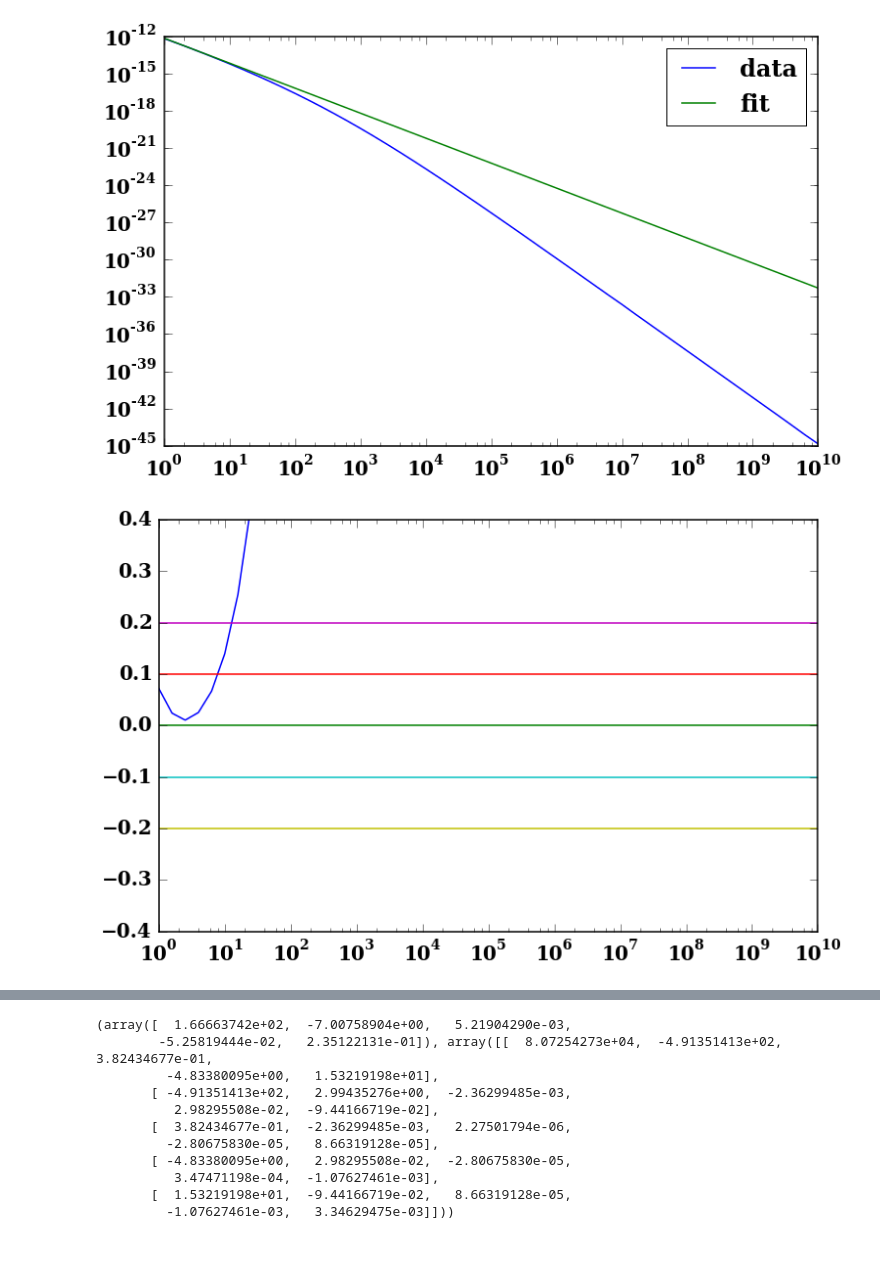
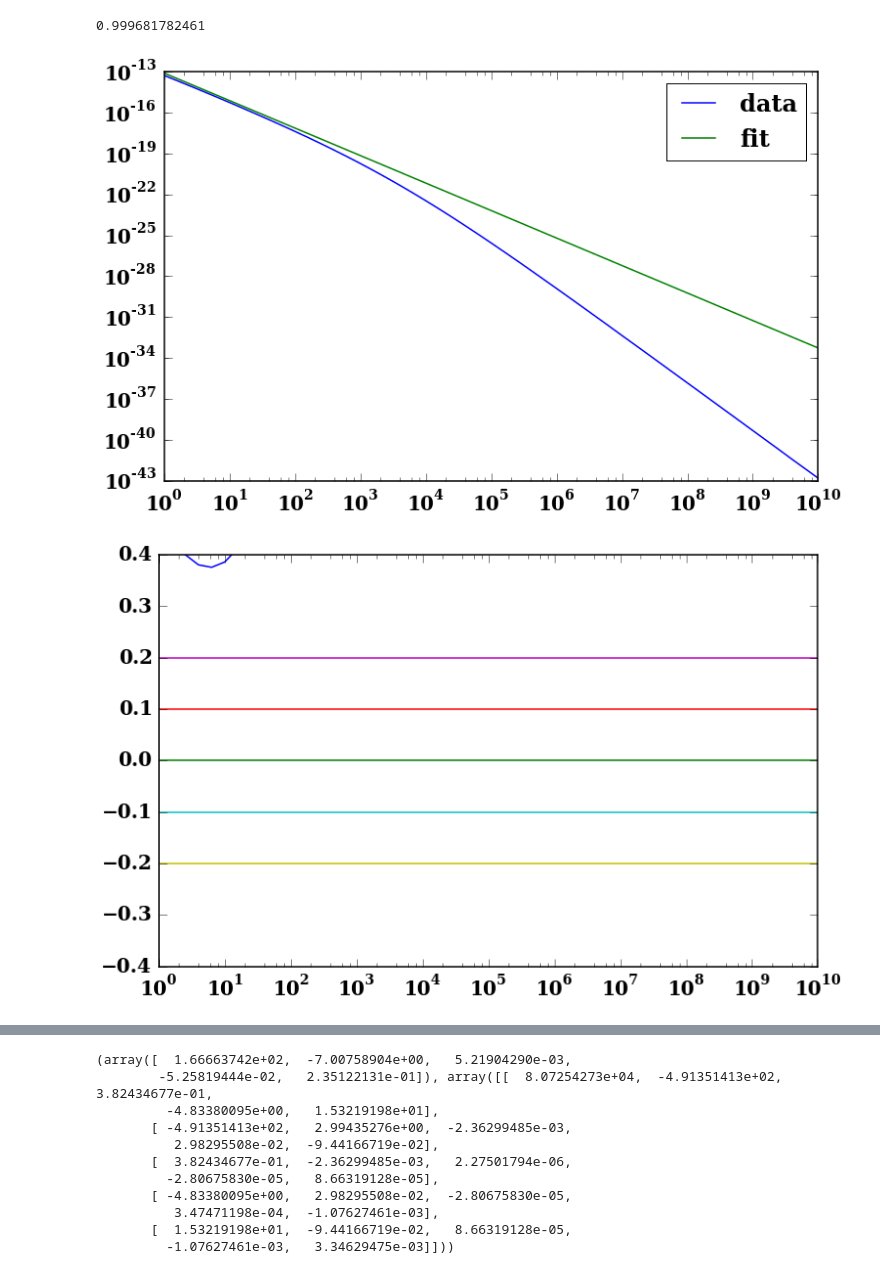
Before and after one commit to ZhaoweiZ/kappa_summer, a Jupyter notebook: anu_fitting_formula_V_mode_2.ipynb, the cells around one changed output, grey strips where cells are left out. Drawn from its saved outputs; the diff is of its cells as text; code cells hidden in the pictures.

```diff
--- a/anu_fitting_formula_V_mode_2.ipynb
+++ b/anu_fitting_formula_V_mode_2.ipynb
@@ -49,7 +49,7 @@ pl.rcParams['ytick.direction']  = 'in'
 #c = 1.
 theta_e = 10.
 #w without specific declear should of value 10
-w = 3.
+w = 6.
 #theta_e_1 = 10.
 #nu_c = 1
 #B = 10.
@@ -70,10 +70,10 @@ T_e = m * c**2 * theta_e / k
 #variables to be set (frequency, observer angle, width of delta function, electron number density,
 # sum index n)
 
-kappa = 3.5
-theta = 12.*np.pi/36.
+kappa = 4.
+theta = 14.*np.pi/36.
 epsilon = 0.01
-n_e = 1.
+n_e = 2.
 nu_c = e * B / (2. * np.pi * m * c)
 nu = 100 * nu_c
 nu_s = (2./9.) * nu_c * theta_e**2 * np.sin(theta)
@@ -218,6 +340,6 @@ def anu_high(nuratio):
 # %%
-x_8 = data_kappa_V_anu_3_5_B_30_T_3_theta_60[:,0]
-y_8 = -data_kappa_V_anu_3_5_B_30_T_3_theta_60[:,1]
+x_8 = data_kappa_V_anu_3_B_30_T_10_theta_60[:,0]
+y_8 = -data_kappa_V_anu_3_B_30_T_10_theta_60[:,1]
 
 AA = 1.5e-20
 
@@ -227,37 +349,47 @@ B_DEPEN = 1.
 
 W_DEPEN_LO = 1.03974548e+01 * w**(-1.02658415e+00) + (-9.04235612e-05) * w + 1.98726416e-02
 
-THETA_DEPEN_LO = 1.
+#W_DEPEN_LO = 1.
+
+
+THETA_DEPEN_LO = 0.84609004 * np.sin(theta)**(-1.03651801) + 0.01702477 * np.sin(theta) + 0.0028119
+
+#THETA_DEPEN_LO = 1
+
+
+
+print THETA_DEPEN_LO
 
 def anu_low_8(nuratio):
 
     nu = nuratio * nu_c
 
     X = nu/nu_k
 
     f = THETA_DEPEN_LO * W_DEPEN_LO * B_DEPEN * AA * anu_low(nuratio) * X**BB
     return f
 
 pl.loglog(x_8, y_8, label = 'data')
 pl.loglog(x_8, anu_low_8(x_8), label = 'fit')
 
 pl.legend()
 pl.show()
 
 
 pl.semilogx(x_8, anu_low_8(x_8)/y_8 - 1.)
 
 pl.semilogx(x_8, 0*x_8)
 pl.semilogx(x_8, 0*x_8 + 0.1)
 pl.semilogx(x_8, 0*x_8 - 0.1)
 pl.semilogx(x_8, 0*x_8 + 0.2)
 pl.semilogx(x_8, 0*x_8 - 0.2)
 pl.ylim([-0.4,0.4])
 
 
 pl.legend()
 pl.show()
 # %% [output]
+0.999681782461
-[figure, old version]
+[figure, new version]
-[figure, old version]
+[figure, new version]
 # %%
```
Also changed, not shown: parts of 11 cells of this notebook, 6 other files.
